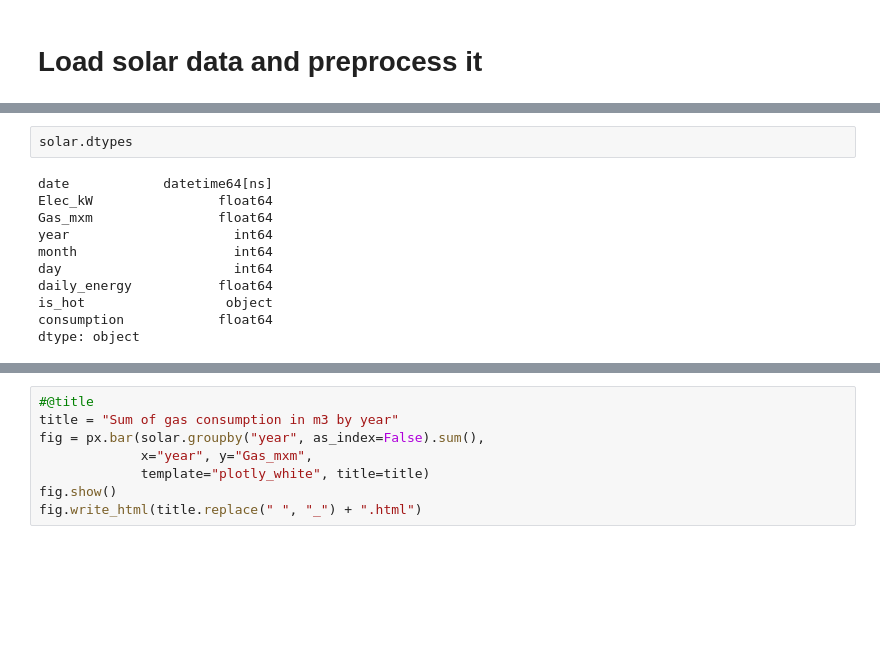
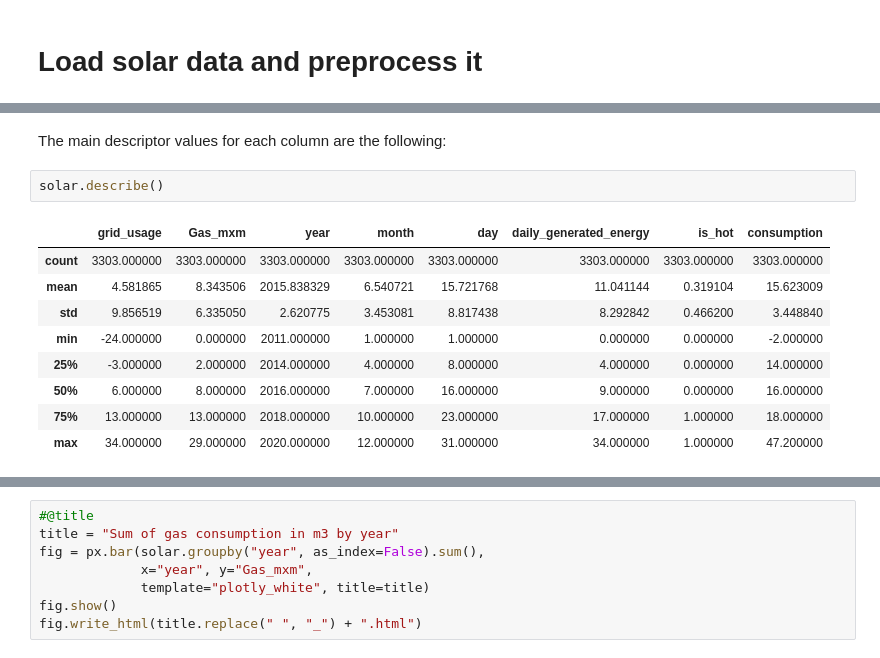
Before and after one commit to ffabi/VisualAnalysis, a Jupyter notebook: Mérési_solar_HF_AEP0TG_OZFKFP.ipynb, the cells around one changed output, grey strips where cells are left out. Saved outputs shown, nothing was run; the diff lists cells and outputs as text; blank space fills up the shorter version.

```diff
--- a/Mérési_solar_HF_AEP0TG_OZFKFP.ipynb
+++ b/Mérési_solar_HF_AEP0TG_OZFKFP.ipynb
@@ -209,16 +209,17 @@ solar.tail(5)
+# %% [markdown]
+The main descriptor values for each column are the following:
 # %%
-solar.dtypes
+solar.describe()
 # %% [output]
-date            datetime64[ns]
-Elec_kW                float64
-Gas_mxm                float64
-year                     int64
-month                    int64
-day                      int64
-daily_energy           float64
-is_hot                  object
-consumption            float64
-dtype: object
+|  | grid_usage | Gas_mxm | year | month | day | daily_generated_energy | is_hot | consumption |
+| count | 3303.000000 | 3303.000000 | 3303.000000 | 3303.000000 | 3303.000000 | 3303.000000 | 3303.000000 | 3303.000000 |
+| mean | 4.581865 | 8.343506 | 2015.838329 | 6.540721 | 15.721768 | 11.041144 | 0.319104 | 15.623009 |
+| std | 9.856519 | 6.335050 | 2.620775 | 3.453081 | 8.817438 | 8.292842 | 0.466200 | 3.448840 |
+| min | -24.000000 | 0.000000 | 2011.000000 | 1.000000 | 1.000000 | 0.000000 | 0.000000 | -2.000000 |
+| 25% | -3.000000 | 2.000000 | 2014.000000 | 4.000000 | 8.000000 | 4.000000 | 0.000000 | 14.000000 |
+| 50% | 6.000000 | 8.000000 | 2016.000000 | 7.000000 | 16.000000 | 9.000000 | 0.000000 | 16.000000 |
+| 75% | 13.000000 | 13.000000 | 2018.000000 | 10.000000 | 23.000000 | 17.000000 | 1.000000 | 18.000000 |
+| max | 34.000000 | 29.000000 | 2020.000000 | 12.000000 | 31.000000 | 34.000000 | 1.000000 | 47.200000 |
 # %%
 solar.nunique()
 # %% [output]
```
Also changed, not shown: parts of 33 cells of this notebook.
